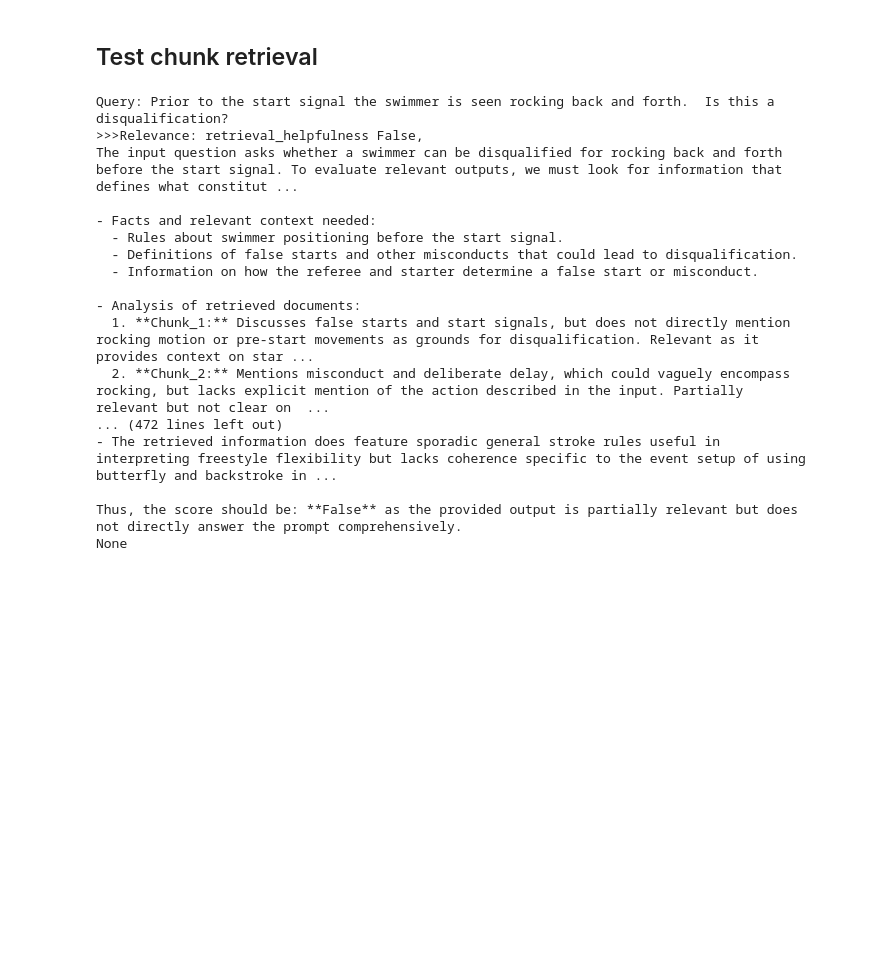
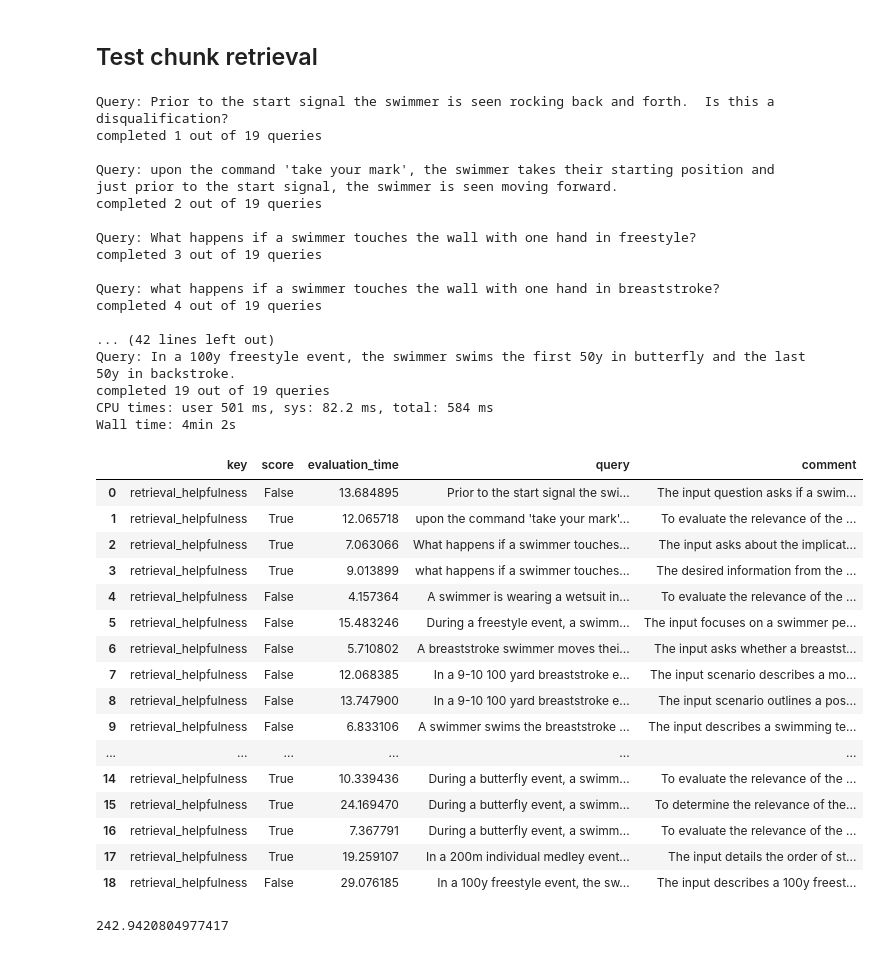
Before and after one commit to jimthompson5802/rag_swimrules, a Jupyter notebook: sandbox/chunk_relevence_testbed.ipynb, the cells around one changed output. Drawn from its saved outputs; the diff is of its cells as text; code cells hidden in the pictures; blank space fills up the shorter version.

Commit message:
capture run-time metrics

```diff
--- a/sandbox/chunk_relevence_testbed.ipynb
+++ b/sandbox/chunk_relevence_testbed.ipynb
@@ -34,13 +37,8 @@ def semantic_search(query, k=10):
     chunks = [{"title": f"chunk_{chunk+1}", "content": result[0].page_content} for chunk, result in enumerate(results)]
 
     relevance = chunk_evaluator(inputs=query, outputs=chunks)
-    print(f">>>Relevance: {relevance['key']} {relevance['score']},\n{relevance['comment']}")
 
-    # print(f">>>Chunks:")
-    # for chunk in chunks:
-    #     print(f"Title: {chunk['title']}")
-    #     print(f"Content: {chunk['content']}")
-        # print("-" * 20)
+    return relevance
 
 
 
@@ -55,7 +53,7 @@ chunk_evaluator = create_llm_as_judge(
 
 ## Test chunk retrieval
 # %%
-
+%%time
 # Example usage
 queries = [
     "Prior to the start signal the swimmer is seen rocking back and forth.  Is this a disqualification?",
@@ -79,24 +77,59 @@ queries = [
     "In a 100y freestyle event, the swimmer swims the first 50y in butterfly and the last 50y in backstroke.",
 ]
 
-for query in queries:
+revelance_list = []
+for i, query in enumerate(queries):
     print(f"\nQuery: {query}")
-    print(semantic_search(query))
+    start_time = time.time()
+    relevance = semantic_search(query)
+    end_time = time.time()
+
+    relevance["query"] = query
+    relevance["evaluation_time"] = end_time - start_time
+    revelance_list.append(relevance)
+
+    print(f"completed {i+1} out of {len(queries)} queries")
 # %% [output]
 Query: Prior to the start signal the swimmer is seen rocking back and forth.  Is this a disqualification?
->>>Relevance: retrieval_helpfulness False,
-The input question asks whether a swimmer can be disqualified for rocking back and forth before the start signal. To evaluate relevant outputs, we must look for information that defines what constitut ...
+completed 1 out of 19 queries
 
-- Facts and relevant context needed:
-  - Rules about swimmer positioning before the start signal.
-  - Definitions of false starts and other misconducts that could lead to disqualification.
-  - Information on how the referee and starter determine a false start or misconduct.
+Query: upon the command 'take your mark', the swimmer takes their starting position and just prior to the start signal, the swimmer is seen moving forward.
+completed 2 out of 19 queries
 
-- Analysis of retrieved documents:
-  1. **Chunk_1:** Discusses false starts and start signals, but does not directly mention rocking motion or pre-start movements as grounds for disqualification. Relevant as it provides context on star ...
-  2. **Chunk_2:** Mentions misconduct and deliberate delay, which could vaguely encompass rocking, but lacks explicit mention of the action described in the input. Partially relevant but not clear on  ...
-... (472 lines left out)
-- The retrieved information does feature sporadic general stroke rules useful in interpreting freestyle flexibility but lacks coherence specific to the event setup of using butterfly and backstroke in ...
+Query: What happens if a swimmer touches the wall with one hand in freestyle?
+completed 3 out of 19 queries
 
-Thus, the score should be: **False** as the provided output is partially relevant but does not directly answer the prompt comprehensively.
-None
+Query: what happens if a swimmer touches the wall with one hand in breaststroke?
+completed 4 out of 19 queries
+
+... (42 lines left out)
+Query: In a 100y freestyle event, the swimmer swims the first 50y in butterfly and the last 50y in backstroke.
+completed 19 out of 19 queries
+CPU times: user 501 ms, sys: 82.2 ms, total: 584 ms
+Wall time: 4min 2s
+# %%
+revelance_df = pd.DataFrame(revelance_list)
+revelance_df = revelance_df[["key", "score", "evaluation_time", "query", "comment"]]
+revelance_df
+# %% [output]
+|  | key | score | evaluation_time | query | comment |
+| 0 | retrieval_helpfulness | False | 13.684895 | Prior to the start signal the swi... | The input question asks if a swim... |
+| 1 | retrieval_helpfulness | True | 12.065718 | upon the command 'take your mark'... | To evaluate the relevance of the ... |
+| 2 | retrieval_helpfulness | True | 7.063066 | What happens if a swimmer touches... | The input asks about the implicat... |
+| 3 | retrieval_helpfulness | True | 9.013899 | what happens if a swimmer touches... | The desired information from the ... |
+| 4 | retrieval_helpfulness | False | 4.157364 | A swimmer is wearing a wetsuit in... | To evaluate the relevance of the ... |
+| 5 | retrieval_helpfulness | False | 15.483246 | During a freestyle event, a swimm... | The input focuses on a swimmer pe... |
+| 6 | retrieval_helpfulness | False | 5.710802 | A breaststroke swimmer moves thei... | The input asks whether a breastst... |
+| 7 | retrieval_helpfulness | False | 12.068385 | In a 9-10 100 yard breaststroke e... | The input scenario describes a mo... |
+| 8 | retrieval_helpfulness | False | 13.747900 | In a 9-10 100 yard breaststroke e... | The input scenario outlines a pos... |
+| 9 | retrieval_helpfulness | False | 6.833106 | A swimmer swims the breaststroke ... | The input describes a swimming te... |
+| ... | ... | ... | ... | ... | ... |
+| 14 | retrieval_helpfulness | True | 10.339436 | During a butterfly event, a swimm... | To evaluate the relevance of the ... |
+| 15 | retrieval_helpfulness | True | 24.169470 | During a butterfly event, a swimm... | To determine the relevance of the... |
+| 16 | retrieval_helpfulness | True | 7.367791 | During a butterfly event, a swimm... | To evaluate the relevance of the ... |
+| 17 | retrieval_helpfulness | True | 19.259107 | In a 200m individual medley event... | The input details the order of st... |
+| 18 | retrieval_helpfulness | False | 29.076185 | In a 100y freestyle event, the sw... | The input describes a 100y freest... |
+# %%
+revelance_df.evaluation_time.sum()
+# %% [output]
+242.9420804977417
```
Also changed, not shown: parts of 4 cells of this notebook.
